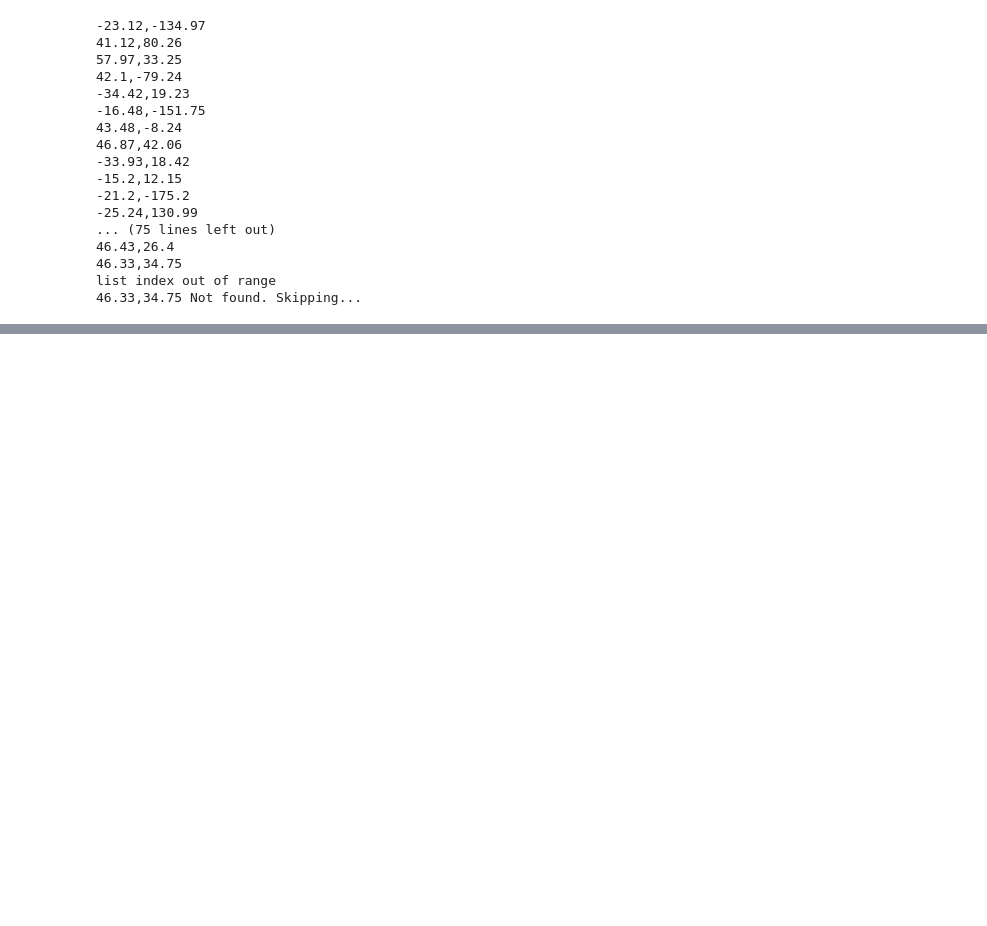
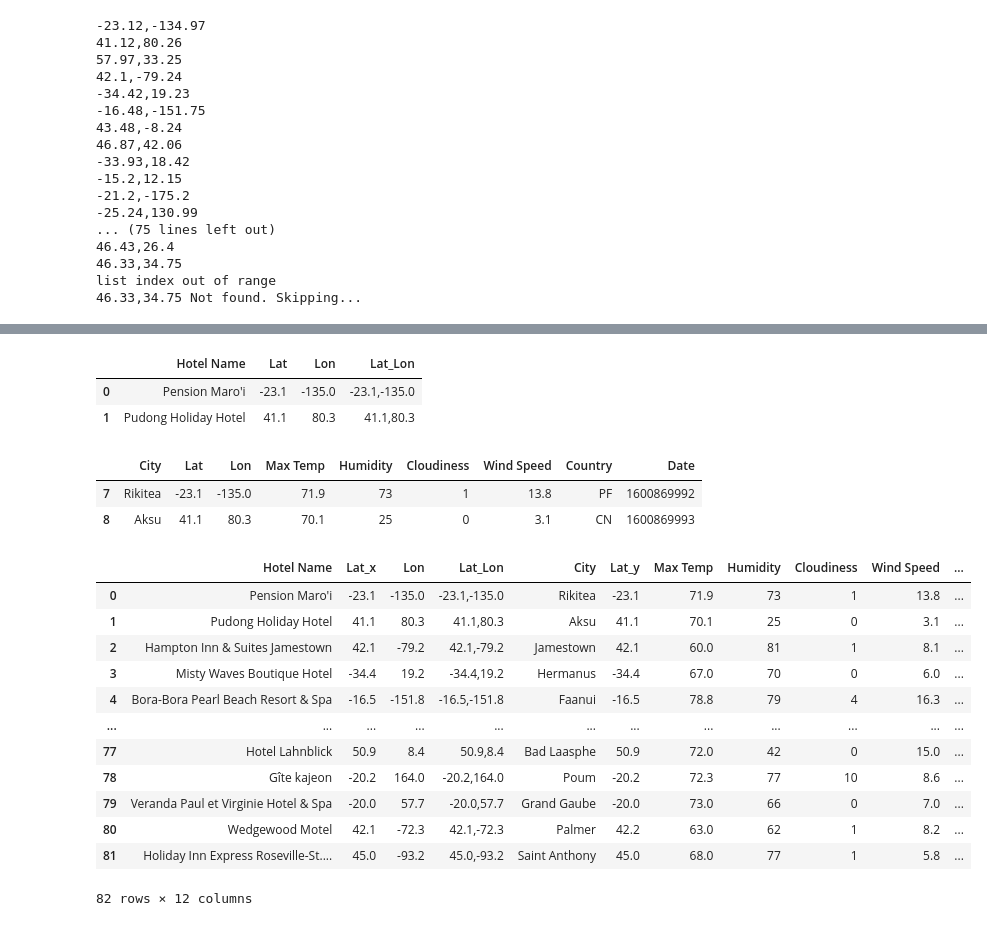
Before and after one commit to Slyssy/python-api-challenge, a Jupyter notebook: VacationPy/VacationPy.ipynb, the cells around one changed output, grey strips where cells are left out. Saved outputs shown, nothing was run; the diff lists cells and outputs as text; code cells hidden in the pictures; blank space fills up the shorter version.

```diff
--- a/VacationPy/VacationPy.ipynb
+++ b/VacationPy/VacationPy.ipynb
@@ -158,0 +165,37 @@ hotel_results_df
+# %%
+hotel_results_round_df["Lat_Lon"] = (
+    hotel_results_round_df["Lat"].astype(str)
+    + ","
+    + hotel_results_round_df["Lon"].astype(str)
+)
+
+hotel_results_round_df.head(2)
+# %% [output]
+|  | Hotel Name | Lat | Lon | Lat_Lon |
+| 0 | Pension Maro'i | -23.1 | -135.0 | -23.1,-135.0 |
+| 1 | Pudong Holiday Hotel | 41.1 | 80.3 | 41.1,80.3 |
+# %%
+perfect_weather_round_df = perfect_weather_df.round(decimals=1)
+perfect_weather_round_df.drop(columns=["Lat_Lon"], inplace=True)
+perfect_weather_round_df.head(2)
+# %% [output]
+|  | City | Lat | Lon | Max Temp | Humidity | Cloudiness | Wind Speed | Country | Date |
+| 7 | Rikitea | -23.1 | -135.0 | 71.9 | 73 | 1 | 13.8 | PF | 1600869992 |
+| 8 | Aksu | 41.1 | 80.3 | 70.1 | 25 | 0 | 3.1 | CN | 1600869993 |
+# %%
+map_df = pd.merge(hotel_results_round_df, perfect_weather_round_df, on="Lon")
+map_df
+# %% [output]
+|  | Hotel Name | Lat_x | Lon | Lat_Lon | City | Lat_y | Max Temp | Humidity | Cloudiness | Wind Speed | ... |
+| 0 | Pension Maro'i | -23.1 | -135.0 | -23.1,-135.0 | Rikitea | -23.1 | 71.9 | 73 | 1 | 13.8 | ... |
+| 1 | Pudong Holiday Hotel | 41.1 | 80.3 | 41.1,80.3 | Aksu | 41.1 | 70.1 | 25 | 0 | 3.1 | ... |
+| 2 | Hampton Inn & Suites Jamestown | 42.1 | -79.2 | 42.1,-79.2 | Jamestown | 42.1 | 60.0 | 81 | 1 | 8.1 | ... |
+| 3 | Misty Waves Boutique Hotel | -34.4 | 19.2 | -34.4,19.2 | Hermanus | -34.4 | 67.0 | 70 | 0 | 6.0 | ... |
+| 4 | Bora-Bora Pearl Beach Resort & Spa | -16.5 | -151.8 | -16.5,-151.8 | Faanui | -16.5 | 78.8 | 79 | 4 | 16.3 | ... |
+| ... | ... | ... | ... | ... | ... | ... | ... | ... | ... | ... | ... |
+| 77 | Hotel Lahnblick | 50.9 | 8.4 | 50.9,8.4 | Bad Laasphe | 50.9 | 72.0 | 42 | 0 | 15.0 | ... |
+| 78 | Gîte kajeon | -20.2 | 164.0 | -20.2,164.0 | Poum | -20.2 | 72.3 | 77 | 10 | 8.6 | ... |
+| 79 | Veranda Paul et Virginie Hotel & Spa | -20.0 | 57.7 | -20.0,57.7 | Grand Gaube | -20.0 | 73.0 | 66 | 0 | 7.0 | ... |
+| 80 | Wedgewood Motel | 42.1 | -72.3 | 42.1,-72.3 | Palmer | 42.2 | 63.0 | 62 | 1 | 8.2 | ... |
+| 81 | Holiday Inn Express Roseville-St.... | 45.0 | -93.2 | 45.0,-93.2 | Saint Anthony | 45.0 | 68.0 | 77 | 1 | 5.8 | ... |
+82 rows × 12 columns
```
Also changed, not shown: parts of 11 cells of this notebook.
